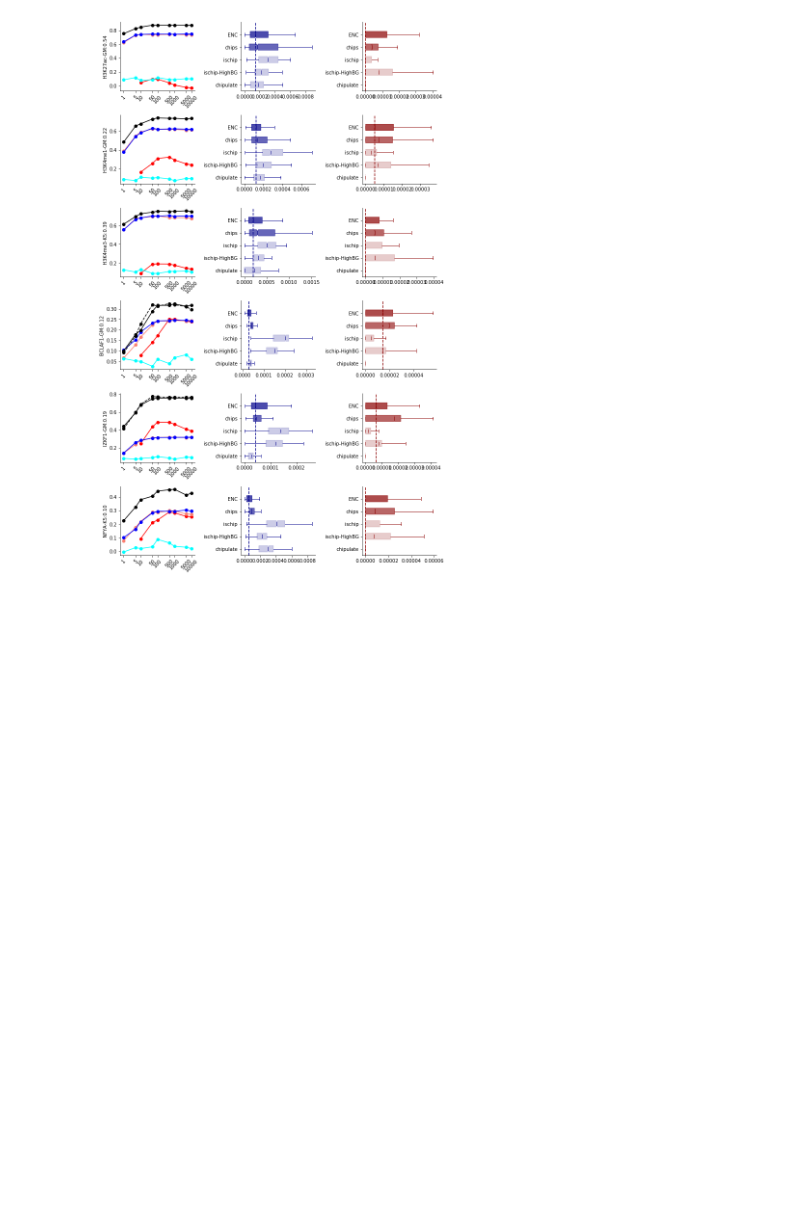
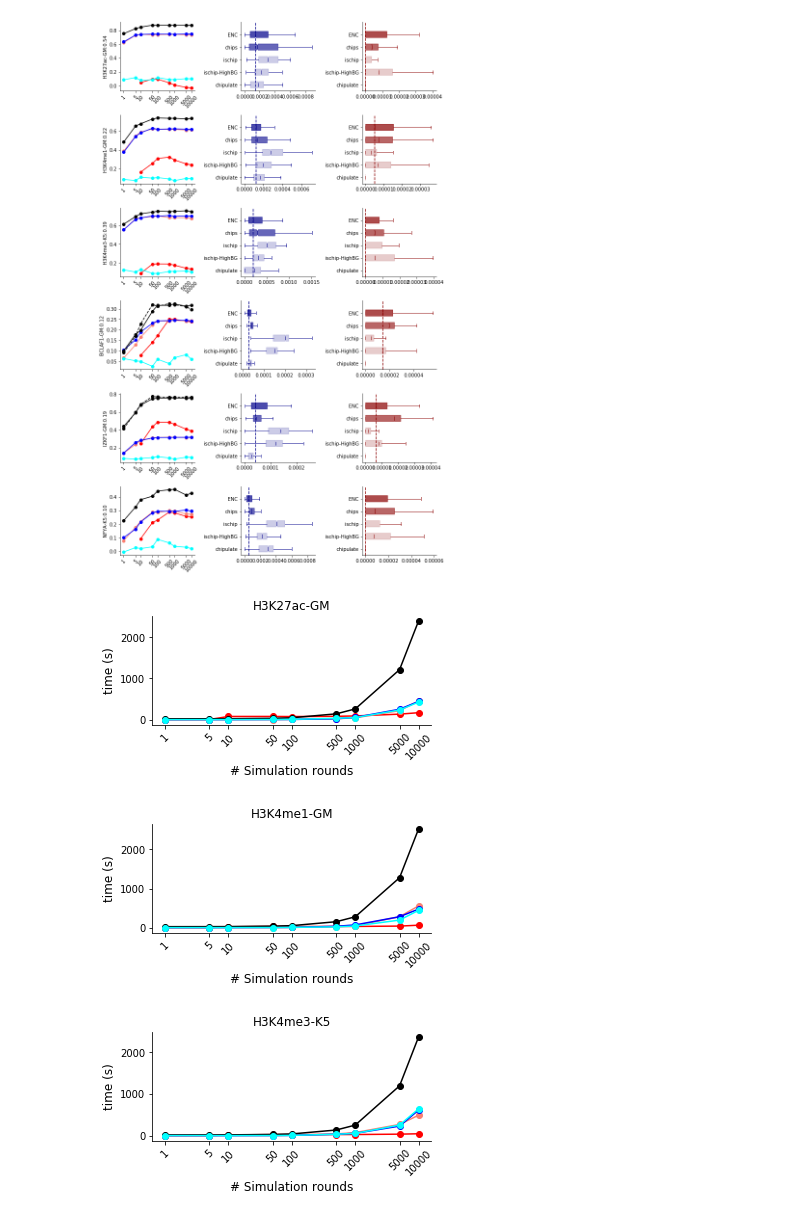
Before and after one commit to gymreklab/chips, a Jupyter notebook: paper-analyses/workflows/fig1-eval/ChIPs-Figure1-Eval-CombineMethods.ipynb, the cells around one changed output. Cells and saved outputs as stored; diff of their text form; code cells hidden in the pictures; blank space fills up the shorter version.

```diff
--- a/paper-analyses/workflows/fig1-eval/ChIPs-Figure1-Eval-CombineMethods.ipynb
+++ b/paper-analyses/workflows/fig1-eval/ChIPs-Figure1-Eval-CombineMethods.ipynb
@@ -213,13 +213,14 @@ def PlotEncCorr(corrs, numcopies, ds, fname=None, ax=None):
     #ax.legend(loc="upper left")
     if fname is None and ax is None: fig.savefig(OUTPREFIX+"-numcopies.pdf")
 
-def PlotTime(times, numcopies, fname=None, ax=None):
+def PlotTime(ds, times, numcopies, fname=None, ax=None):
     if ax is None:
         fig = plt.figure()
         fig.set_size_inches((5, 2))
         ax = fig.add_subplot(111)
     for method in METHODS:
-        #print(list(times[method]))
+        print(method)
+        print(list(times[method]))
         ax.plot(np.log10(NUMCOPIES), times[method], COLORS[method], marker="o")
     if DATASETS[ds]["paired"]:
         ax.plot(np.log10(NUMCOPIES), times[method+"_paired"], color=COLORS["chips"], linestyle="dashed", marker="o")
@@ -276,7 +277,7 @@ for ds in DATASET_LIST: #DATASETS.keys():
     PlotEncCorr(corrs, NUMCOPIES, ds+":"+"%0.2f"%(model["pulldown"]["s"]), ax=f1_axes[rownum, 0])
 
     # Numcopies vs. time
-    #PlotTime(times, NUMCOPIES)
+    PlotTime(ds, times, NUMCOPIES)
 
     # Get scatter plots of counts for each method
     #PlotScatters(peak[~peak["rmbin"]], nopeak, SCATTERNUM)
@@ -325,5 +326,8 @@ bams/GM12878_H3K27ac_ENCFF097SQI_ENCFF465WTH-numcopies10000.flagged.bam 264677
 bams/K562_NFYA_ENCFF000YUR_ENCFF003WYE-numcopies10000.flagged.bam
 bams/K562_NFYA_ENCFF000YUR_ENCFF003WYE-numcopies10000.flagged.bam 117892
 /storage/mgymrek/chipmunk_round2/encode/K562_NFYA_ENCFF000YUR_ENCFF003WYE/K562_NFYA_ENCFF000YUR_ENCFF003WYE.flagged.bam
 /storage/mgymrek/chipmunk_round2/encode/K562_NFYA_ENCFF000YUR_ENCFF003WYE/K562_NFYA_ENCFF000YUR_ENCFF003WYE.flagged.bam 103095
 [figure]
+[figure, added]
+[figure, added]
+[figure, added]
```
Also changed, not shown: parts of 2 cells of this notebook, 2 other files.
